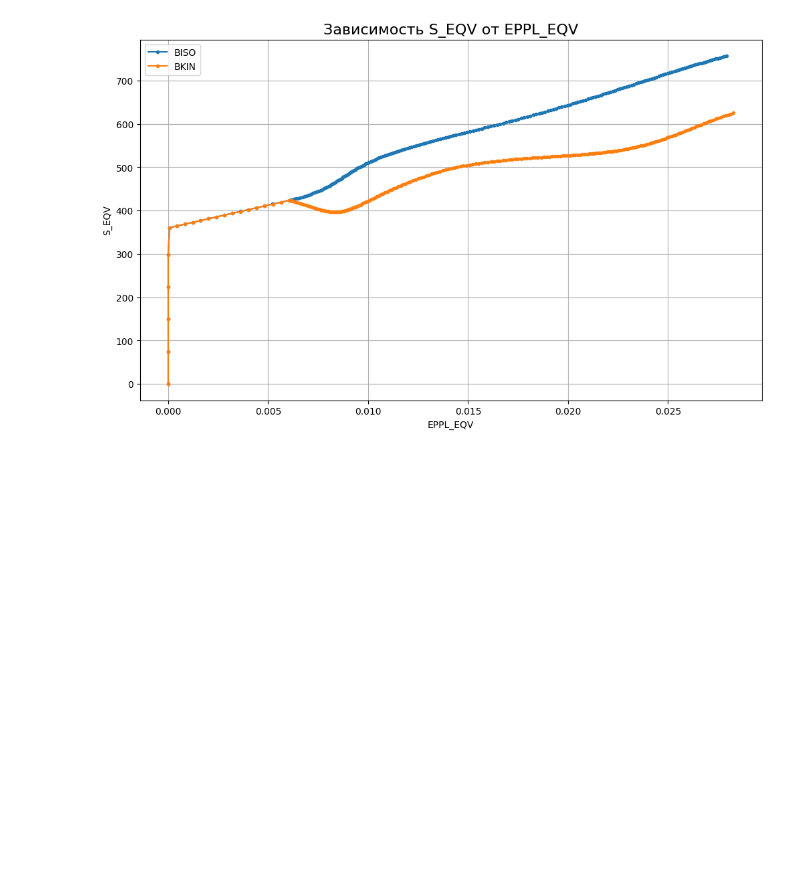
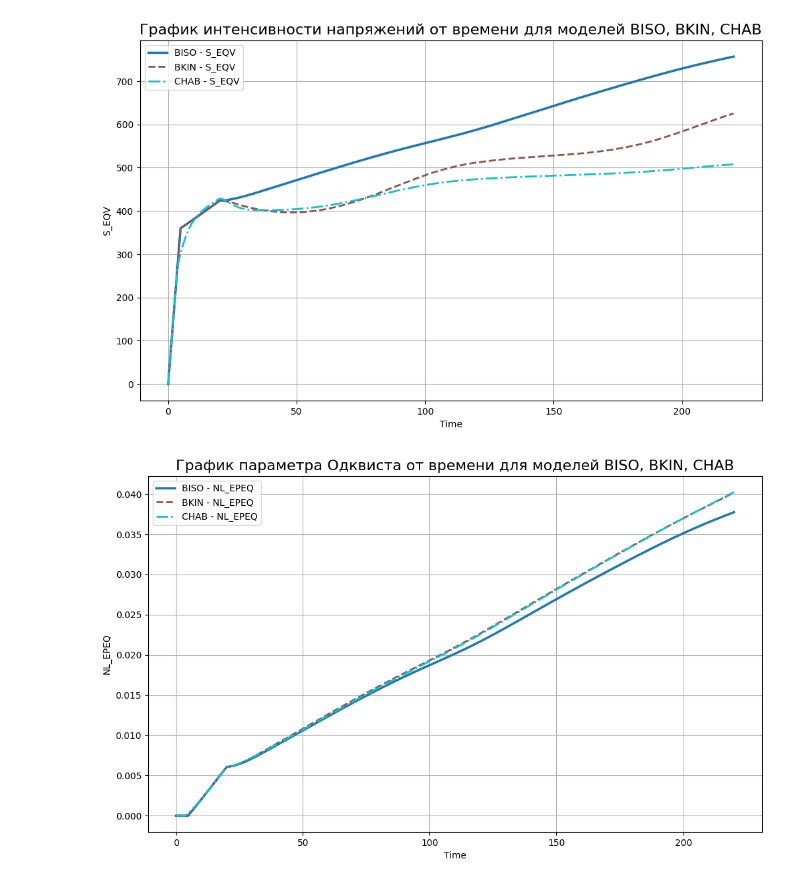
Before and after one commit to ArtemDos/complex_deformations, a Jupyter notebook: P29/ideal_vint/analysis.ipynb, the cells around one changed output. Saved outputs shown, nothing was run; the diff lists cells and outputs as text; code cells hidden in the pictures; blank space fills up the shorter version.

Commit message:
move chab macros

```diff
--- a/P29/ideal_vint/analysis.ipynb
+++ b/P29/ideal_vint/analysis.ipynb
@@ -31,10 +78,33 @@ plot_xy([
 # %%
 plot_xy([
         ('BISO', numerical_experiment_biso),
-        ('BKIN', numerical_experiment_bkin)
+        ('BKIN', numerical_experiment_bkin),
+        ('CHAB', numerical_experiment_chab)
     ],
-    'EPPL_EQV',
-    'S_EQV'
+    'Time',
+    ['S_EQV'],
+    f'График интенсивности напряжений от времени для моделей BISO, BKIN, CHAB'
 )
+
+plot_xy([
+        ('BISO', numerical_experiment_biso),
+        ('BKIN', numerical_experiment_bkin),
+        ('CHAB', numerical_experiment_chab)
+    ],
+    'Time',
+    ['NL_EPEQ'],
+    f'График параметра Одквиста от времени для моделей BISO, BKIN, CHAB'
+)
+
+plot_xy([
+        ('BISO', numerical_experiment_biso),
+        ('BKIN', numerical_experiment_bkin),
+        ('CHAB', numerical_experiment_chab)
+    ],
+    'Time',
+    ['EPPL_EQV'],
+    f'График интенсивности пластических деформаций от времени для моделей BISO, BKIN, CHAB'
+)
 # %% [output]
-[figure, old version]
+[figure, new version]
+[figure, added]
```
Also changed, not shown: parts of 6 cells of this notebook, 2 other files.
